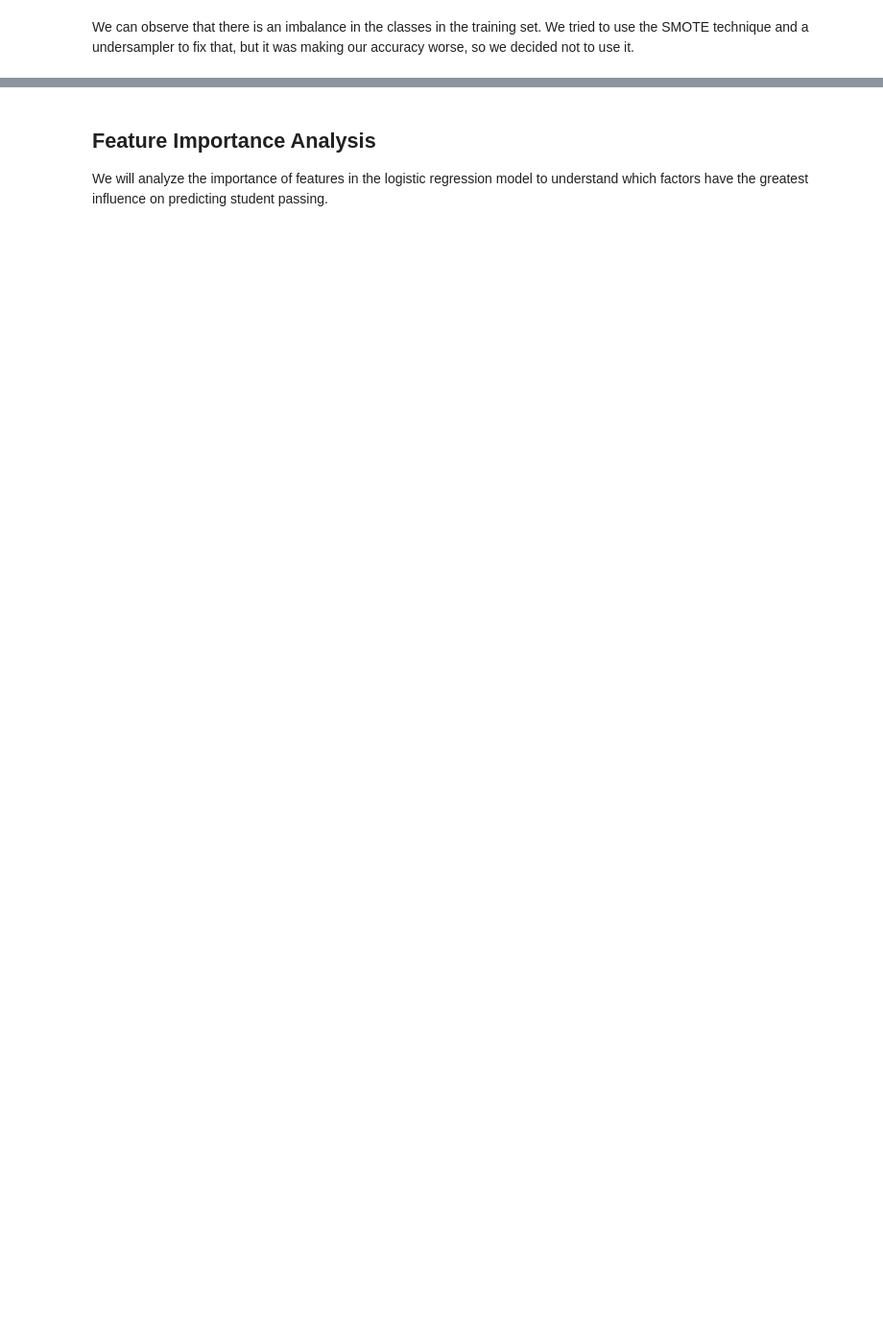
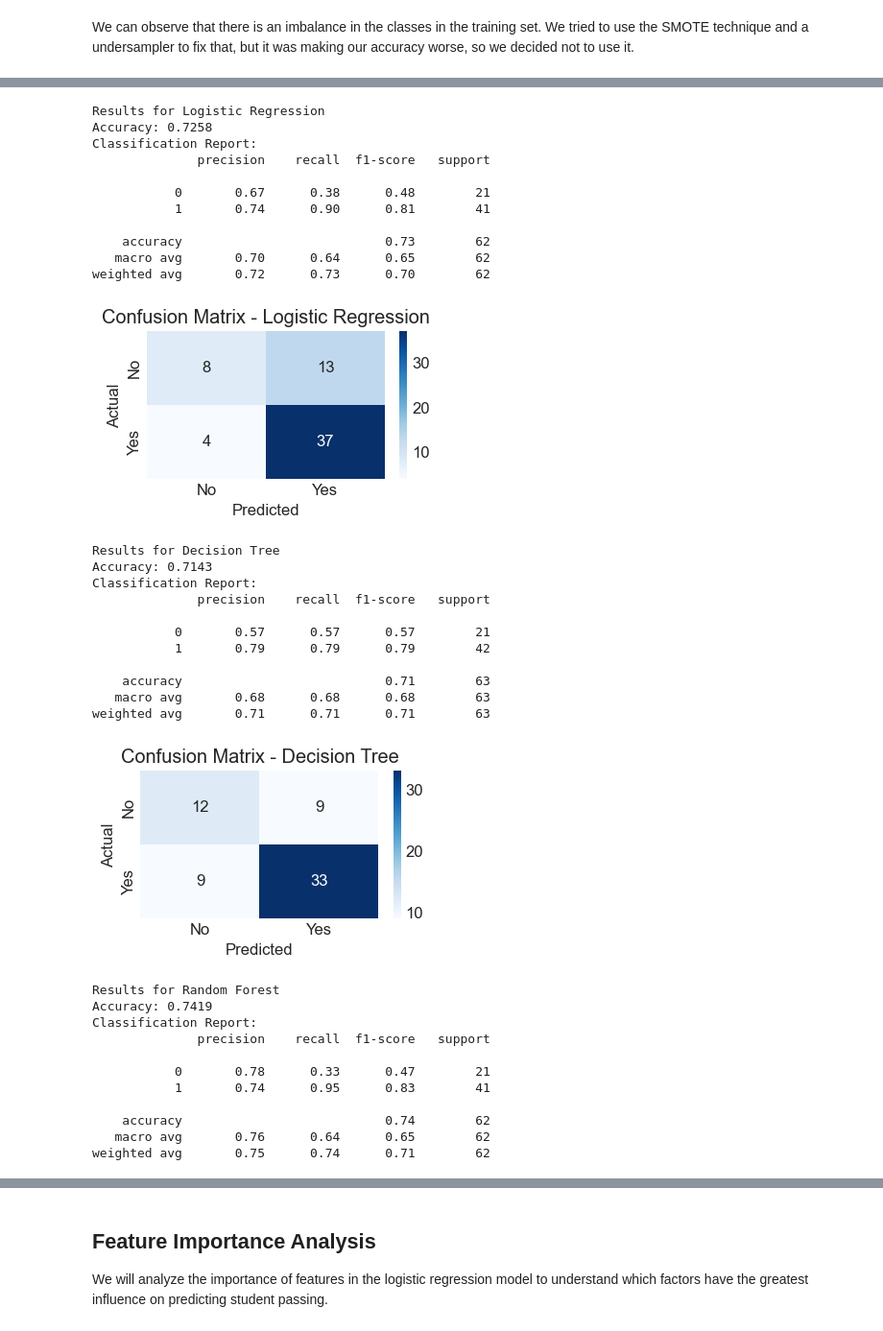
Before and after one commit to lara-queirogaa/elementos-dataset-, a Jupyter notebook: w2 (dataset)/final_dataset.ipynb, the cells around one changed output, grey strips where cells are left out. Shown at 96% size. Drawn from its saved outputs; the diff is of its cells as text; code cells hidden in the pictures; blank space fills up the shorter version.

```diff
--- a/w2 (dataset)/final_dataset.ipynb
+++ b/w2 (dataset)/final_dataset.ipynb
@@ -461,0 +493,80 @@ weighted avg       0.69      0.70      0.64        79
+# %%
+splits = list(cv.split(X_train_processed, y_train))  # Precompute splits
+results = {}
+
+for name, model in models.items():
+    accuracies = cv_results[name]
+    best_fold_idx = np.argmax(accuracies)
+    train_idx, val_idx = splits[best_fold_idx]
+
+    # Get best training and validation sets
+    X_best_train = X_train_processed.iloc[train_idx]
+    y_best_train = y_train[train_idx]
+    X_best_val = X_train_processed.iloc[val_idx]
+    y_best_val = y_train[val_idx]
+
+    # Train and evaluate on the best fold only
+    model.fit(X_best_train, y_best_train)
+    y_pred = model.predict(X_best_val)
+
+    # Evaluate
+    accuracy = accuracy_score(y_best_val, y_pred)
+    report = classification_report(y_best_val, y_pred, output_dict=True)
+
+    # Store results
+    results[name] = {
+        'model': model,
+        'accuracy': accuracy,
+        'report': report
+    }
+
+    # Print results
+    print(f"\nResults for {name}")
+    print(f"Accuracy: {accuracy:.4f}")
+    print("Classification Report:")
+    print(classification_report(y_best_val, y_pred))
+
+    # Confusion Matrix
+    cm = confusion_matrix(y_best_val, y_pred)
+    plt.figure(figsize=(4, 2))
+    sns.heatmap(cm, annot=True, fmt='d', cmap='Blues', xticklabels=['No', 'Yes'], yticklabels=['No', 'Yes'])
+    plt.title(f'Confusion Matrix - {name}')
+    plt.xlabel('Predicted')
+    plt.ylabel('Actual')
+    plt.show()
+# %% [output]
+Results for Logistic Regression
+Accuracy: 0.7258
+Classification Report:
+              precision    recall  f1-score   support
+
+           0       0.67      0.38      0.48        21
+           1       0.74      0.90      0.81        41
+
+    accuracy                           0.73        62
+   macro avg       0.70      0.64      0.65        62
+weighted avg       0.72      0.73      0.70        62
+[figure, added]
+Results for Decision Tree
+Accuracy: 0.7143
+Classification Report:
+              precision    recall  f1-score   support
+
+           0       0.57      0.57      0.57        21
+           1       0.79      0.79      0.79        42
+
+    accuracy                           0.71        63
+   macro avg       0.68      0.68      0.68        63
+weighted avg       0.71      0.71      0.71        63
+[figure, added]
+Results for Random Forest
+Accuracy: 0.7419
+Classification Report:
+              precision    recall  f1-score   support
+
+           0       0.78      0.33      0.47        21
+           1       0.74      0.95      0.83        41
+
+    accuracy                           0.74        62
+   macro avg       0.76      0.64      0.65        62
+weighted avg       0.75      0.74      0.71        62
```
Also changed, not shown: parts of 31 cells of this notebook.
